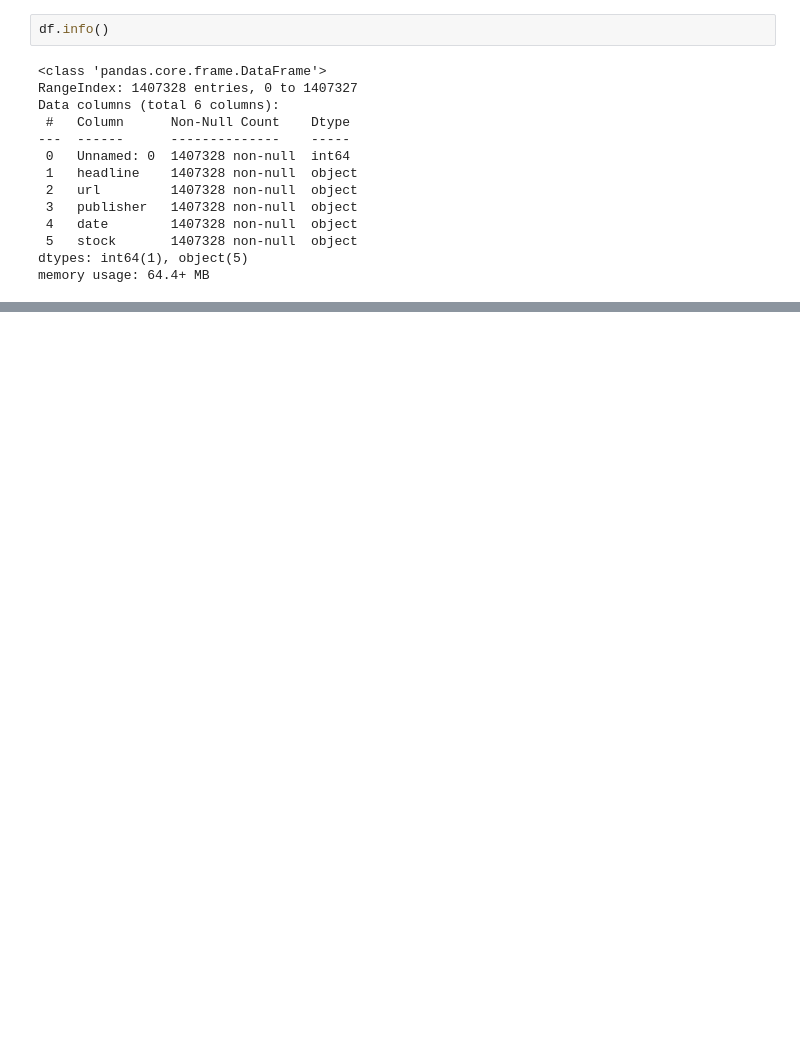
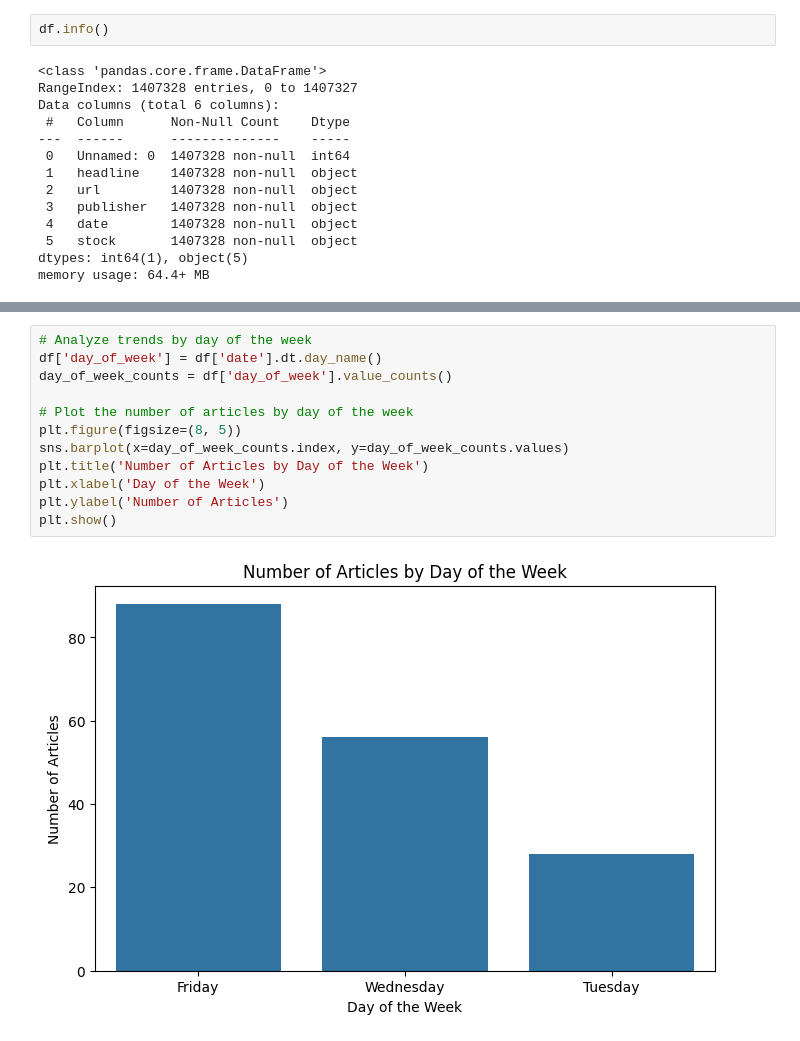
Before and after one commit to Ofgeha-Gelana/Nova-Financial-Solution, a Jupyter notebook: notebooks/eda.ipynb, the cells around one changed output, grey strips where cells are left out. Cells and saved outputs as stored; diff of their text form; blank space fills up the shorter version.

```diff
--- a/notebooks/eda.ipynb
+++ b/notebooks/eda.ipynb
@@ -31,0 +94,14 @@ memory usage: 64.4+ MB
+# %%
+# Analyze trends by day of the week
+df['day_of_week'] = df['date'].dt.day_name()
+day_of_week_counts = df['day_of_week'].value_counts()
+
+# Plot the number of articles by day of the week
+plt.figure(figsize=(8, 5))
+sns.barplot(x=day_of_week_counts.index, y=day_of_week_counts.values)
+plt.title('Number of Articles by Day of the Week')
+plt.xlabel('Day of the Week')
+plt.ylabel('Number of Articles')
+plt.show()
+# %% [output]
+[figure, added]
```
Also changed, not shown: parts of 6 cells of this notebook.
